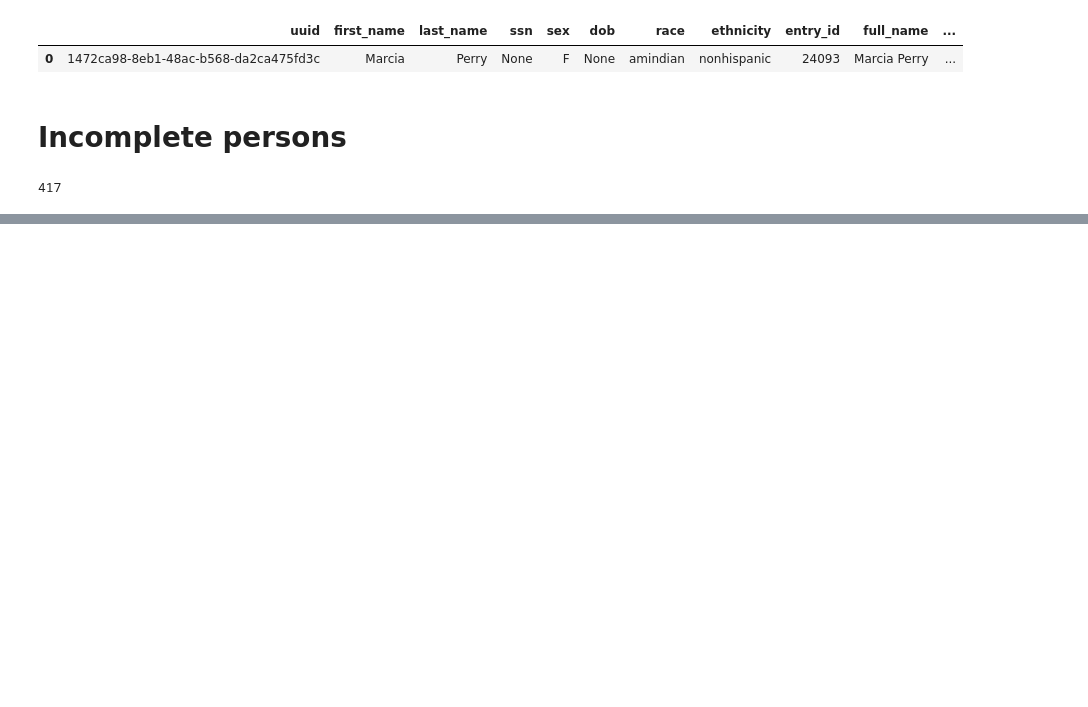
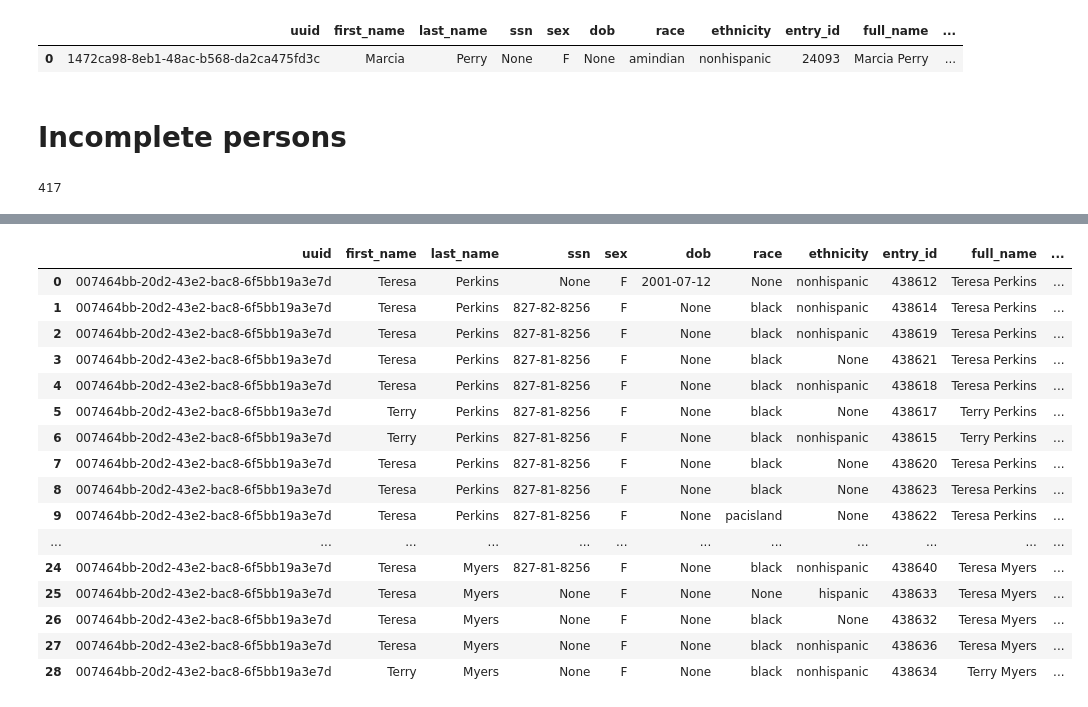
Before and after one commit to dssg/pgdedupe, a Jupyter notebook: Deduplication validation.ipynb, the cells around one changed output, grey strips where cells are left out. Saved outputs shown, nothing was run; the diff lists cells and outputs as text; code cells hidden in the pictures; blank space fills up the shorter version.

```diff
--- a/Deduplication validation.ipynb
+++ b/Deduplication validation.ipynb
@@ -173,0 +197,21 @@ pd.read_sql("SELECT * FROM dedupe.entries WHERE uuid = '{}'".format(incompletes.
+# %%
+split_identities = df[df.pct_complete < .5]
+pd.read_sql("""SELECT * FROM DEDUPE.ENTRIES where uuid='{}' order by dedupe_id""".format(split_identities.uuid.iloc[3]), engine)
+# %% [output]
+|  | uuid | first_name | last_name | ssn | sex | dob | race | ethnicity | entry_id | full_name | ... |
+| 0 | 007464bb-20d2-43e2-bac8-6f5bb19a3e7d | Teresa | Perkins | None | F | 2001-07-12 | None | nonhispanic | 438612 | Teresa Perkins | ... |
+| 1 | 007464bb-20d2-43e2-bac8-6f5bb19a3e7d | Teresa | Perkins | 827-82-8256 | F | None | black | nonhispanic | 438614 | Teresa Perkins | ... |
+| 2 | 007464bb-20d2-43e2-bac8-6f5bb19a3e7d | Teresa | Perkins | 827-81-8256 | F | None | black | nonhispanic | 438619 | Teresa Perkins | ... |
+| 3 | 007464bb-20d2-43e2-bac8-6f5bb19a3e7d | Teresa | Perkins | 827-81-8256 | F | None | black | None | 438621 | Teresa Perkins | ... |
+| 4 | 007464bb-20d2-43e2-bac8-6f5bb19a3e7d | Teresa | Perkins | 827-81-8256 | F | None | black | nonhispanic | 438618 | Teresa Perkins | ... |
+| 5 | 007464bb-20d2-43e2-bac8-6f5bb19a3e7d | Terry | Perkins | 827-81-8256 | F | None | black | None | 438617 | Terry Perkins | ... |
+| 6 | 007464bb-20d2-43e2-bac8-6f5bb19a3e7d | Terry | Perkins | 827-81-8256 | F | None | black | nonhispanic | 438615 | Terry Perkins | ... |
+| 7 | 007464bb-20d2-43e2-bac8-6f5bb19a3e7d | Teresa | Perkins | 827-81-8256 | F | None | black | None | 438620 | Teresa Perkins | ... |
+| 8 | 007464bb-20d2-43e2-bac8-6f5bb19a3e7d | Teresa | Perkins | 827-81-8256 | F | None | black | None | 438623 | Teresa Perkins | ... |
+| 9 | 007464bb-20d2-43e2-bac8-6f5bb19a3e7d | Teresa | Perkins | 827-81-8256 | F | None | pacisland | None | 438622 | Teresa Perkins | ... |
+| ... | ... | ... | ... | ... | ... | ... | ... | ... | ... | ... | ... |
+| 24 | 007464bb-20d2-43e2-bac8-6f5bb19a3e7d | Teresa | Myers | 827-81-8256 | F | None | black | nonhispanic | 438640 | Teresa Myers | ... |
+| 25 | 007464bb-20d2-43e2-bac8-6f5bb19a3e7d | Teresa | Myers | None | F | None | None | hispanic | 438633 | Teresa Myers | ... |
+| 26 | 007464bb-20d2-43e2-bac8-6f5bb19a3e7d | Teresa | Myers | None | F | None | black | None | 438632 | Teresa Myers | ... |
+| 27 | 007464bb-20d2-43e2-bac8-6f5bb19a3e7d | Teresa | Myers | None | F | None | black | nonhispanic | 438636 | Teresa Myers | ... |
+| 28 | 007464bb-20d2-43e2-bac8-6f5bb19a3e7d | Terry | Myers | None | F | None | black | nonhispanic | 438634 | Terry Myers | ... |
```
Also changed, not shown: parts of 14 cells of this notebook, 2 other files.
